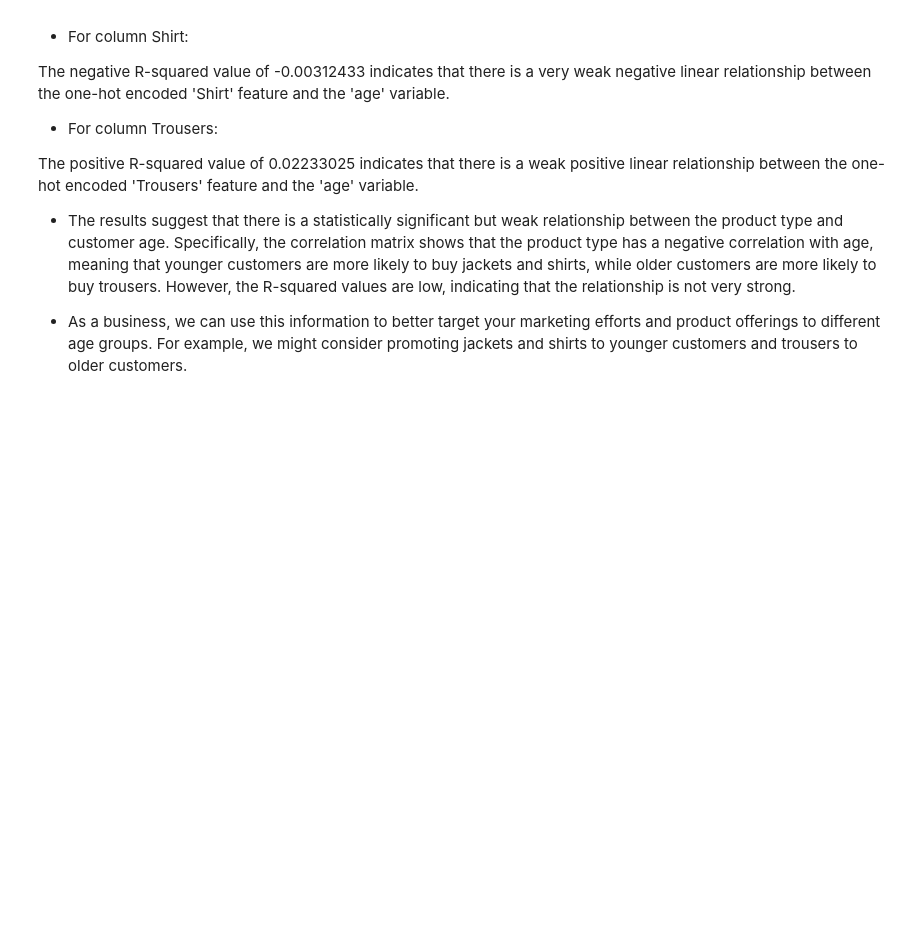
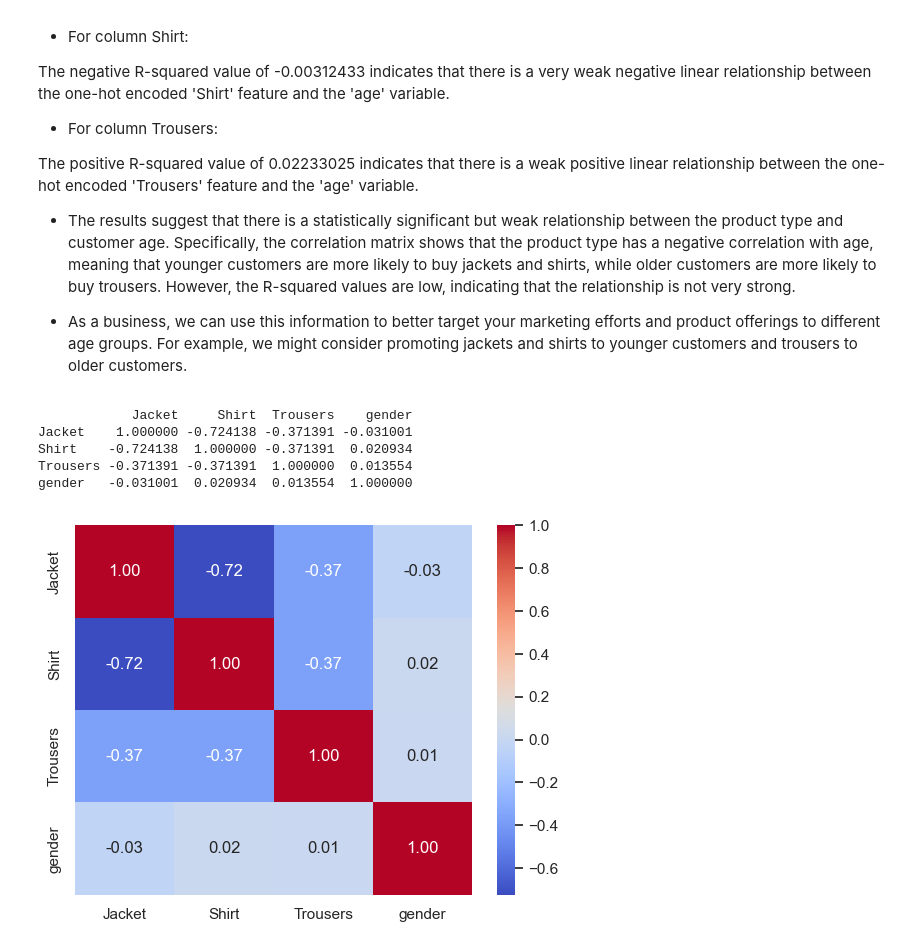
Before and after one commit to azeledon/Final_Project_Group2, a Jupyter notebook: Python/sales_ETL.ipynb, the cells around one changed output. Saved outputs shown, nothing was run; the diff lists cells and outputs as text; code cells hidden in the pictures; blank space fills up the shorter version.

Commit message:
change images

```diff
--- a/Python/sales_ETL.ipynb
+++ b/Python/sales_ETL.ipynb
@@ -2014,3 +2082,26 @@ The positive R-squared value of 0.02233025 indicates that there is a weak positi
 - The results suggest that there is a statistically significant but weak relationship between the product type and customer age. Specifically, the correlation matrix shows that the product type has a negative correlation with age, meaning that younger customers are more likely to buy jackets and shirts, while older customers are more likely to buy trousers. However, the R-squared values are low, indicating that the relationship is not very strong.
 
 - As a business, we can use this information to better target your marketing efforts and product offerings to different age groups. For example, we might consider promoting jackets and shirts to younger customers and trousers to older customers.
+# %%
+# One-hot encode the 'product_name' column
+encoded_df = pd.get_dummies(customers_encoded['product_type'])
+
+# Calculate the correlation between the encoded features and 'age'
+corr_df = pd.concat([encoded_df, customers_encoded['gender']], axis=1).corr()
+
+# Print the correlation matrix
+print(corr_df)
+# %% [output]
+            Jacket     Shirt  Trousers    gender
+Jacket    1.000000 -0.724138 -0.371391 -0.031001
+Shirt    -0.724138  1.000000 -0.371391  0.020934
+Trousers -0.371391 -0.371391  1.000000  0.013554
+gender   -0.031001  0.020934  0.013554  1.000000
+# %%
+# Create a heatmap of the correlation matrix
+sns.heatmap(corr_df, cmap='coolwarm', annot=True, fmt='.2f')
+
+# Show the plot
+plt.show()
+# %% [output]
+[figure, added]
```
Also changed, not shown: parts of 37 cells of this notebook, 3 other files.
